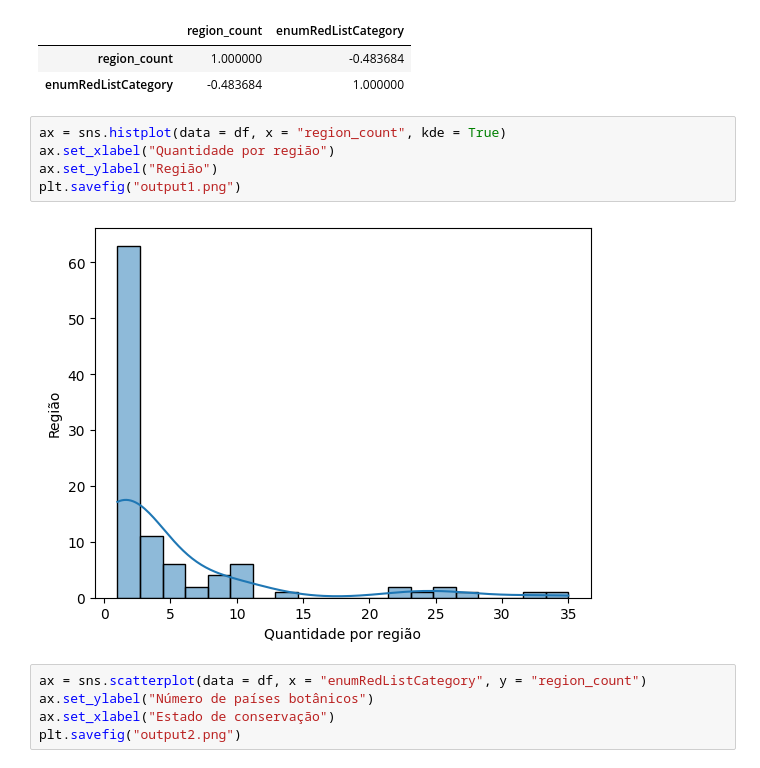
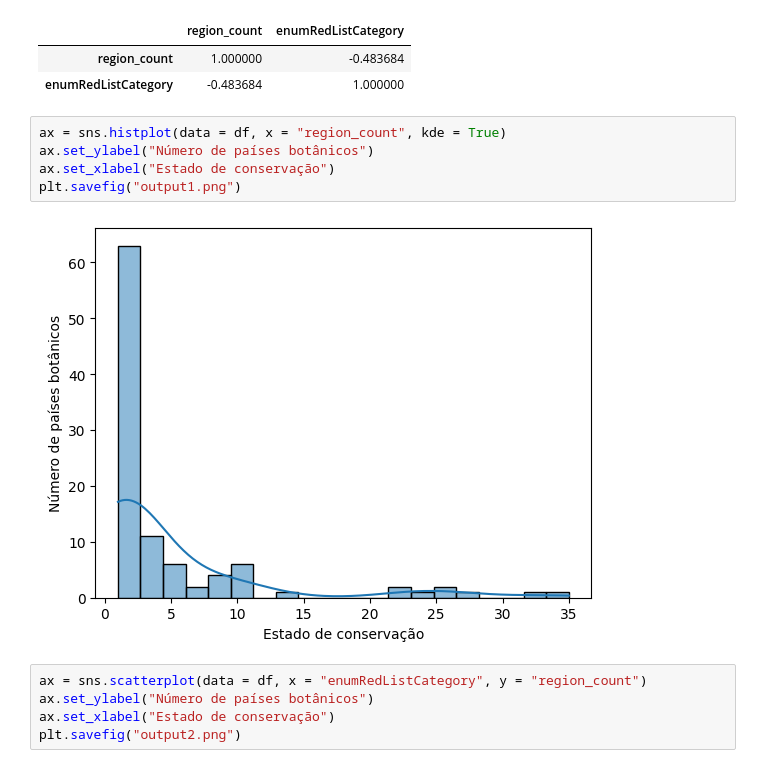
Before and after one commit to xaaaandao/din4072-applied-data-science, a Jupyter notebook: 07regression.ipynb, the cells around one changed output. Drawn from its saved outputs; the diff is of its cells as text.

```diff
--- a/07regression.ipynb
+++ b/07regression.ipynb
@@ -93,11 +108,11 @@ df[["region_count", "enumRedListCategory"]].corr()
 | enumRedListCategory | -0.483684 | 1.000000 |
 # %%
 ax = sns.histplot(data = df, x = "region_count", kde = True)
-ax.set_xlabel("Quantidade por região")
-ax.set_ylabel("Região")
+ax.set_ylabel("Número de países botânicos")
+ax.set_xlabel("Estado de conservação")
 plt.savefig("output1.png")
 # %% [output]
-[figure, old version]
+[figure, new version]
 # %%
 ax = sns.scatterplot(data = df, x = "enumRedListCategory", y = "region_count")
 ax.set_ylabel("Número de países botânicos")
```
Also changed, not shown: parts of 2 cells of this notebook, 5 other files.
